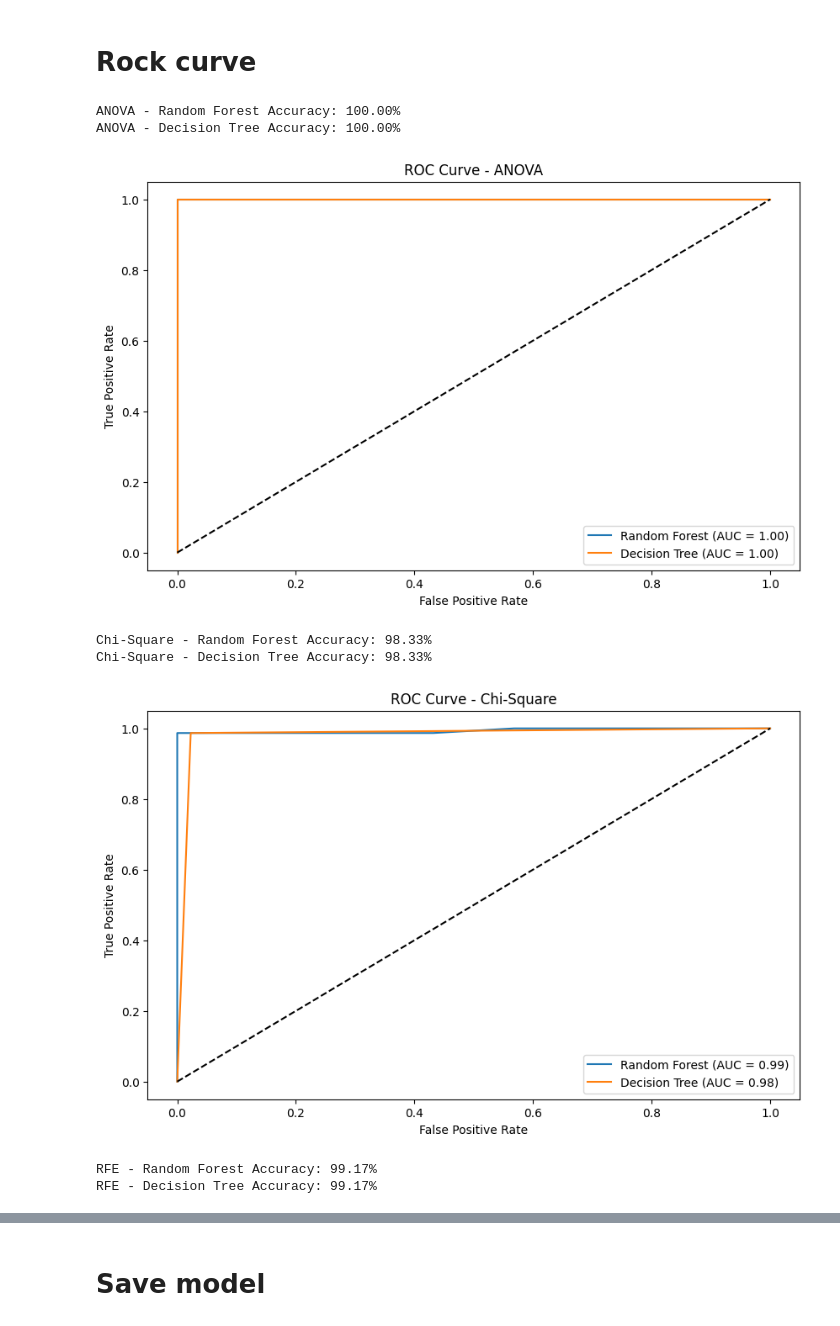
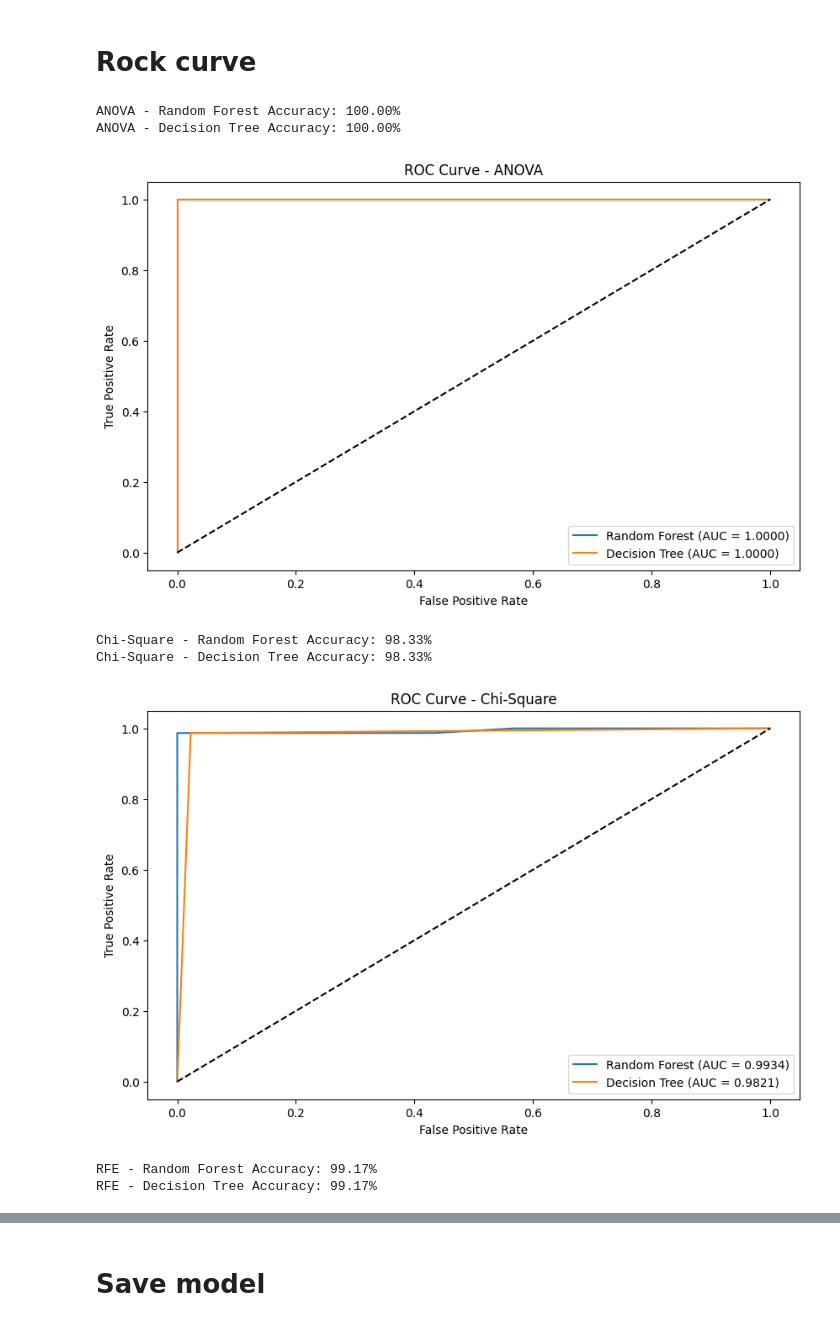
Before and after one commit to alamin147/kidney_disease, a Jupyter notebook: disease.ipynb, the cells around one changed output, grey strips where cells are left out. Drawn from its saved outputs; the diff is of its cells as text; code cells hidden in the pictures.

```diff
--- a/disease.ipynb
+++ b/disease.ipynb
@@ -901,38 +901,38 @@ def train_evaluate_smote(X_train_smote, y_train_smote, X_test, y_test, model_nam
     y_pred_rf_proba = rf_model.predict_proba(X_test)[:, 1]  # Probability for the positive class
     fpr_rf, tpr_rf, _ = roc_curve(y_test, y_pred_rf_proba)
     roc_auc_rf = auc(fpr_rf, tpr_rf)
-    plt.plot(fpr_rf, tpr_rf, label=f"Random Forest (AUC = {roc_auc_rf:.2f})")
+    plt.plot(fpr_rf, tpr_rf, label=f"Random Forest (AUC = {roc_auc_rf:.4f})")
     print(f"{model_name} - Random Forest Accuracy: {accuracy_rf:.2%}")
 
     # Train and evaluate Decision Tree
     dt_model = DecisionTreeClassifier(random_state=1)
     dt_model.fit(X_train_smote, y_train_smote)
     y_pred_dt = dt_model.predict(X_test)
     accuracy_dt = accuracy_score(y_test, y_pred_dt)
     y_pred_dt_proba = dt_model.predict_proba(X_test)[:, 1]
     fpr_dt, tpr_dt, _ = roc_curve(y_test, y_pred_dt_proba)
     roc_auc_dt = auc(fpr_dt, tpr_dt)
-    plt.plot(fpr_dt, tpr_dt, label=f"Decision Tree (AUC = {roc_auc_dt:.2f})")
+    plt.plot(fpr_dt, tpr_dt, label=f"Decision Tree (AUC = {roc_auc_dt:.4f})")
     print(f"{model_name} - Decision Tree Accuracy: {accuracy_dt:.2%}")
 
     # Plot formatting
     plt.plot([0, 1], [0, 1], 'k--')
     plt.xlabel("False Positive Rate")
     plt.ylabel("True Positive Rate")
     plt.title(f"ROC Curve - {model_name}")
     plt.legend(loc="lower right")
     plt.show()
 
 # Evaluate models and plot ROC curves for SMOTE-balanced feature-selected datasets
 train_evaluate_smote(X_train_anova_smote, y_train_anova_smote, X_test_anova, y_test, "ANOVA")
 train_evaluate_smote(X_train_chi2_smote, y_train_chi2_smote, X_test_chi2, y_test, "Chi-Square")
 train_evaluate_smote(X_train_rfe_smote, y_train_rfe_smote, X_test_rfe, y_test, "RFE")
 # %% [output]
 ANOVA - Random Forest Accuracy: 100.00%
 ANOVA - Decision Tree Accuracy: 100.00%
-[figure, old version]
+[figure, new version]
 Chi-Square - Random Forest Accuracy: 98.33%
 Chi-Square - Decision Tree Accuracy: 98.33%
-[figure, old version]
+[figure, new version]
 RFE - Random Forest Accuracy: 99.17%
 RFE - Decision Tree Accuracy: 99.17%
```
Also changed, not shown: parts of 3 cells of this notebook, 2 other files.
